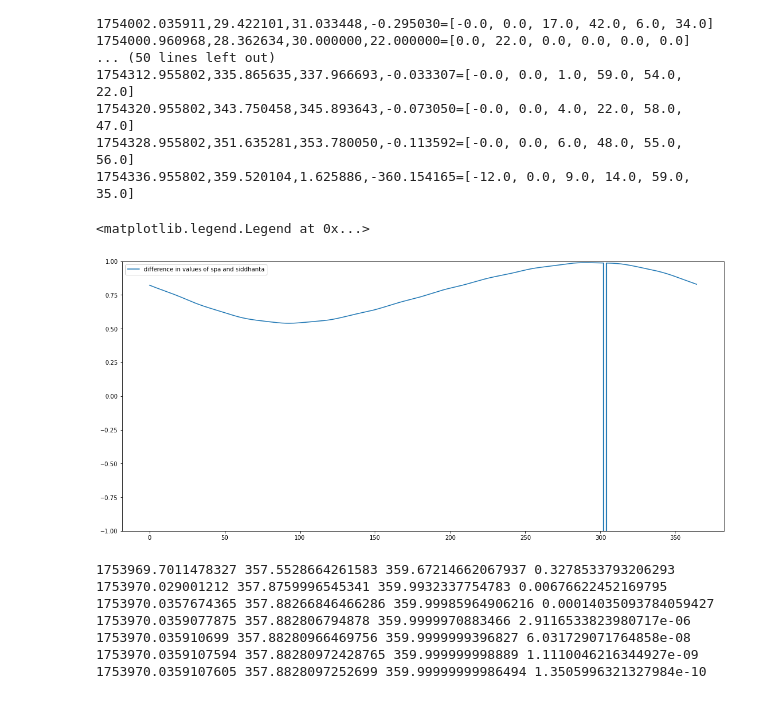
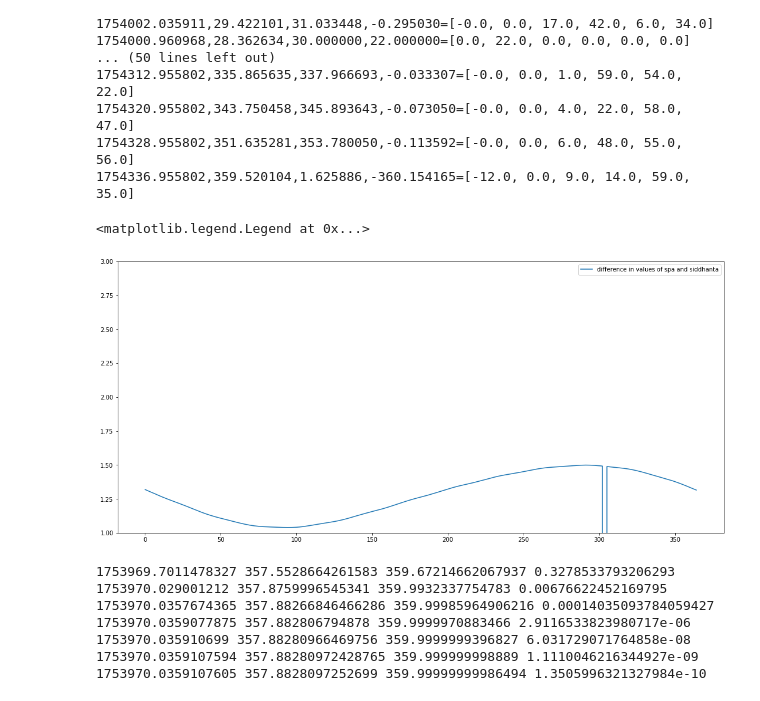
Before and after one commit to aniketh-g/vAkyapaJcAGgam, a Jupyter notebook: SPA_c_implementation/siddhanta_spa_comparison_plots.ipynb, the cells around one changed output. Saved outputs shown, nothing was run; the diff lists cells and outputs as text; code cells hidden in the pictures.

```diff
--- a/SPA_c_implementation/siddhanta_spa_comparison_plots.ipynb
+++ b/SPA_c_implementation/siddhanta_spa_comparison_plots.ipynb
@@ -124,30 +129,30 @@ mean longitude = [11.0, 27.0, 52.0, 58.0, 6.0, 54.0]
 # %%
 ahargana = set_target_na_longitude(60,1753970.035911)
 days = [i for i in range(365)]
 sid_thetas = [theta_t(ahargana+i) for i in range(365)]
-spa_thetas = pd.read_csv('./tables/spa_the_rs_1701.csv')['theta']
+spa_thetas = pd.read_csv('./tables/spa_the_rs_1703.csv')['theta_na']
 
 # plt.plot(days, sid_thetas, label = 'siddhanta values')
 # plt.plot(days, spa_thetas, label = 'spa values')
 
 plt.plot(days, np.subtract(sid_thetas, spa_thetas), label = 'difference in values of spa and siddhanta')
 
 def fig2img(fig):
     buf = io.BytesIO()
     fig.savefig(buf)
     buf.seek(0)
     img = Image.open(buf)
     return img
 fig = plt.gcf()
 fig.set_size_inches(18.5, 8.5)
 img = fig2img(fig)
 
-plt.ylim(-1,1)
+plt.ylim(1,3)
 
 plt.legend()
 # %% [output]
 <matplotlib.legend.Legend at 0x...>
-[figure, old version]
+[figure, new version]
 # %%
 epsilon = 0.000000001
 ahargana = 1753932
```
Also changed, not shown: parts of 1 cell of this notebook, 48 other files.
